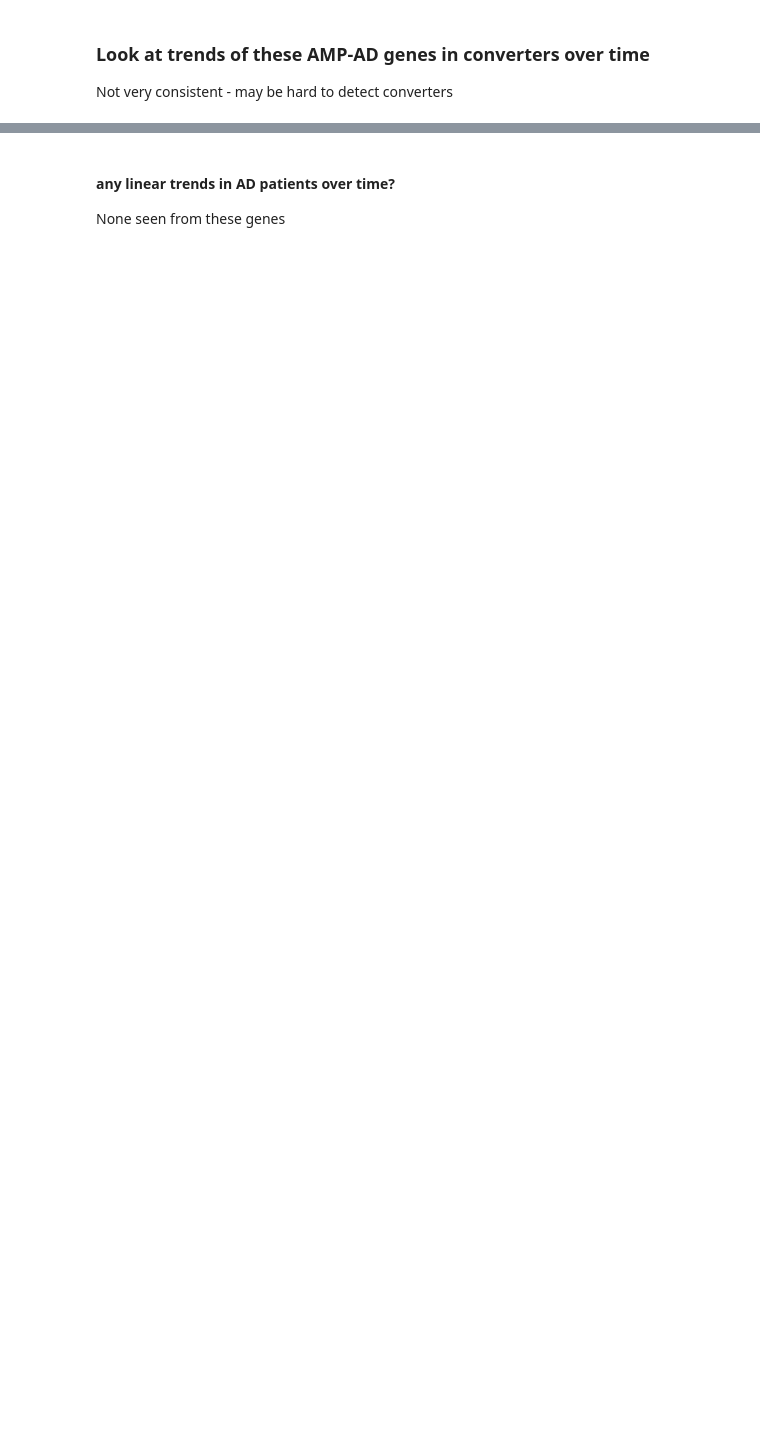
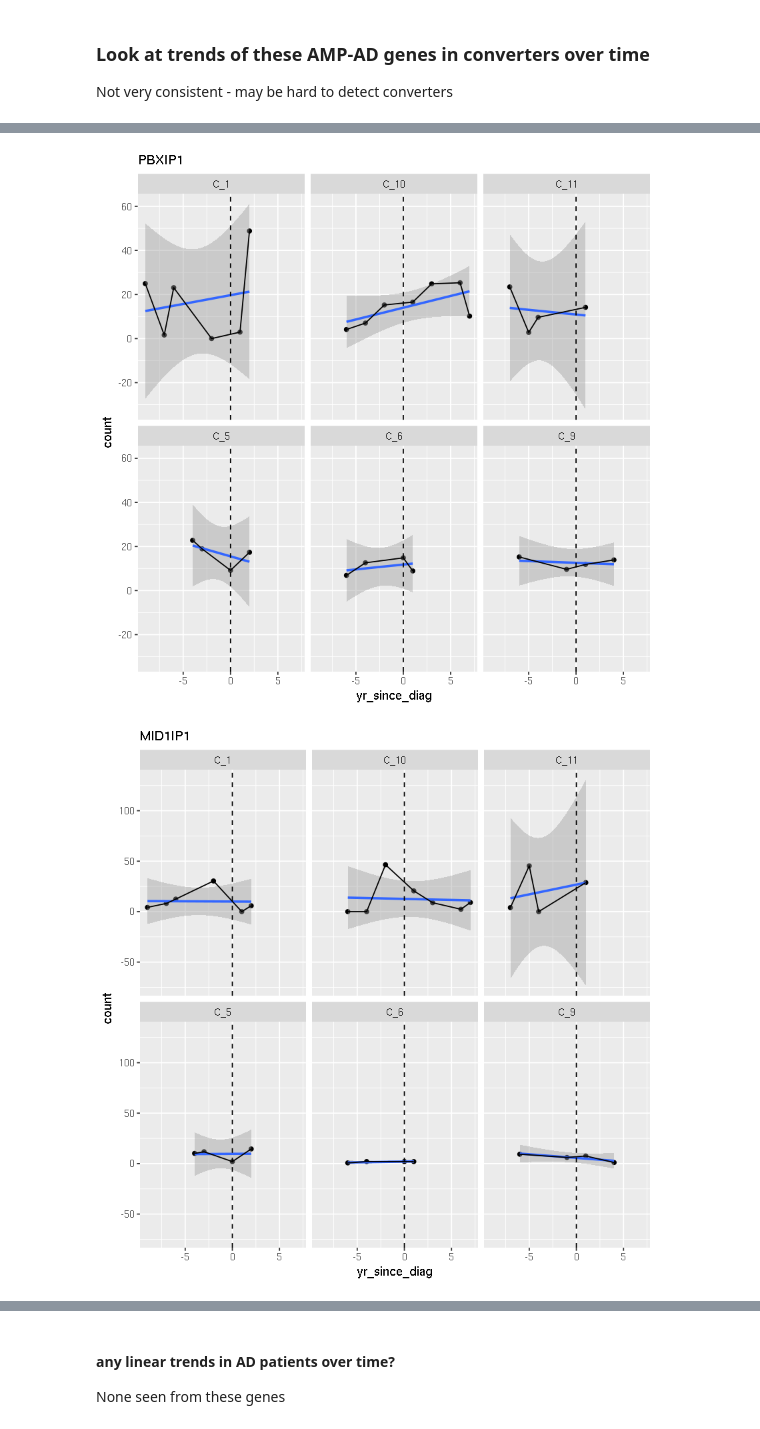
Before and after one commit to nataliedef/cse283_2021, a Jupyter notebook: initial_analysis.ipynb, the cells around one changed output, grey strips where cells are left out. Cells and saved outputs as stored; diff of their text form; code cells hidden in the pictures; blank space fills up the shorter version.

```diff
--- a/initial_analysis.ipynb
+++ b/initial_analysis.ipynb
@@ -307,0 +280,15 @@ rmv <- c("C_2", "C_3", "C_4", "C_7", "C_8")
+# %%
+# look at all downregulated genes over time
+for (g in down.ampgenes) {
+    dt <- counts.longdt %>%
+        filter(gene_name %in% g, group=="converter") %>%
+        filter(!donorID %in% rmv)
+    # dt
+    show(ggplot(dt, aes(x=yr_since_diag,y=count)) + geom_point() + geom_smooth(method =  "lm") +
+        geom_vline(xintercept = 0, linetype= "dashed") +
+        geom_line() + facet_wrap(~donorID) + ggtitle(g))
+}
+# downreg looks a little less promising
+# %% [output]
+[figure, added]
+[figure, added]
```
Also changed, not shown: parts of 22 cells of this notebook.
